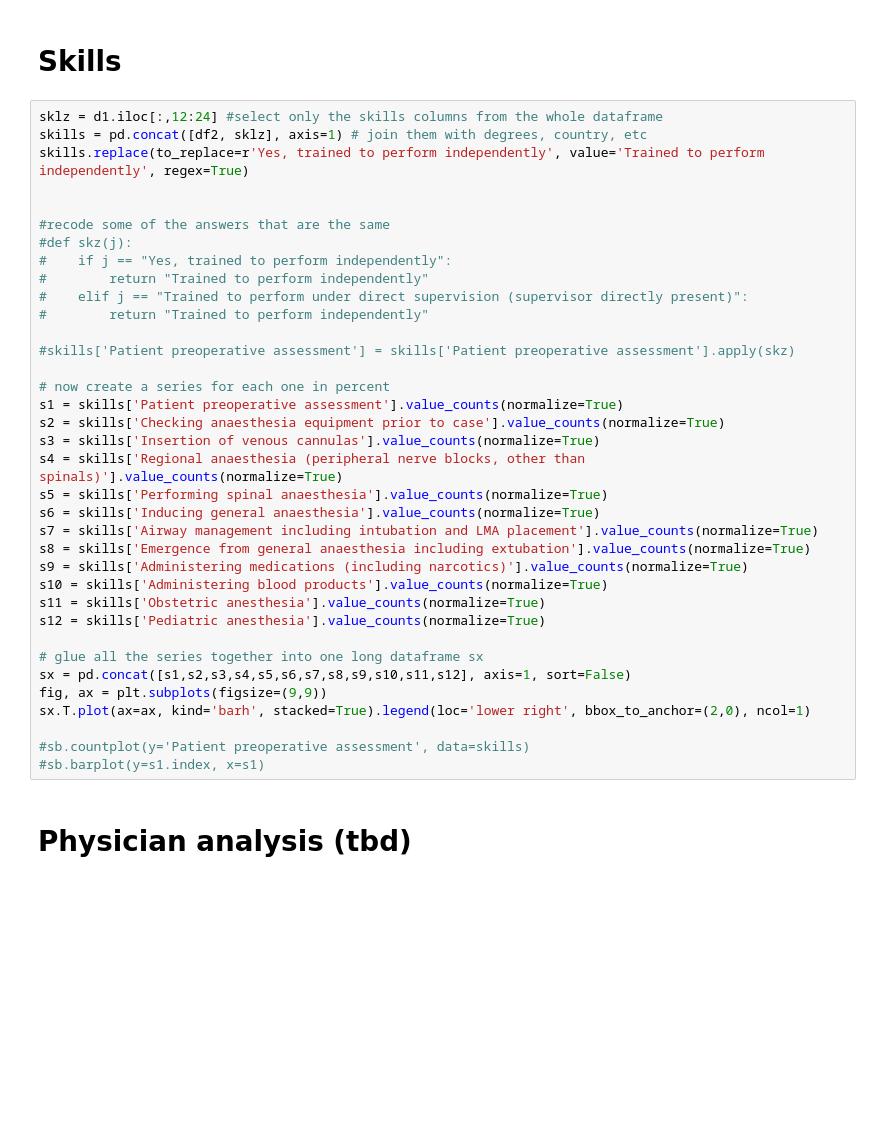
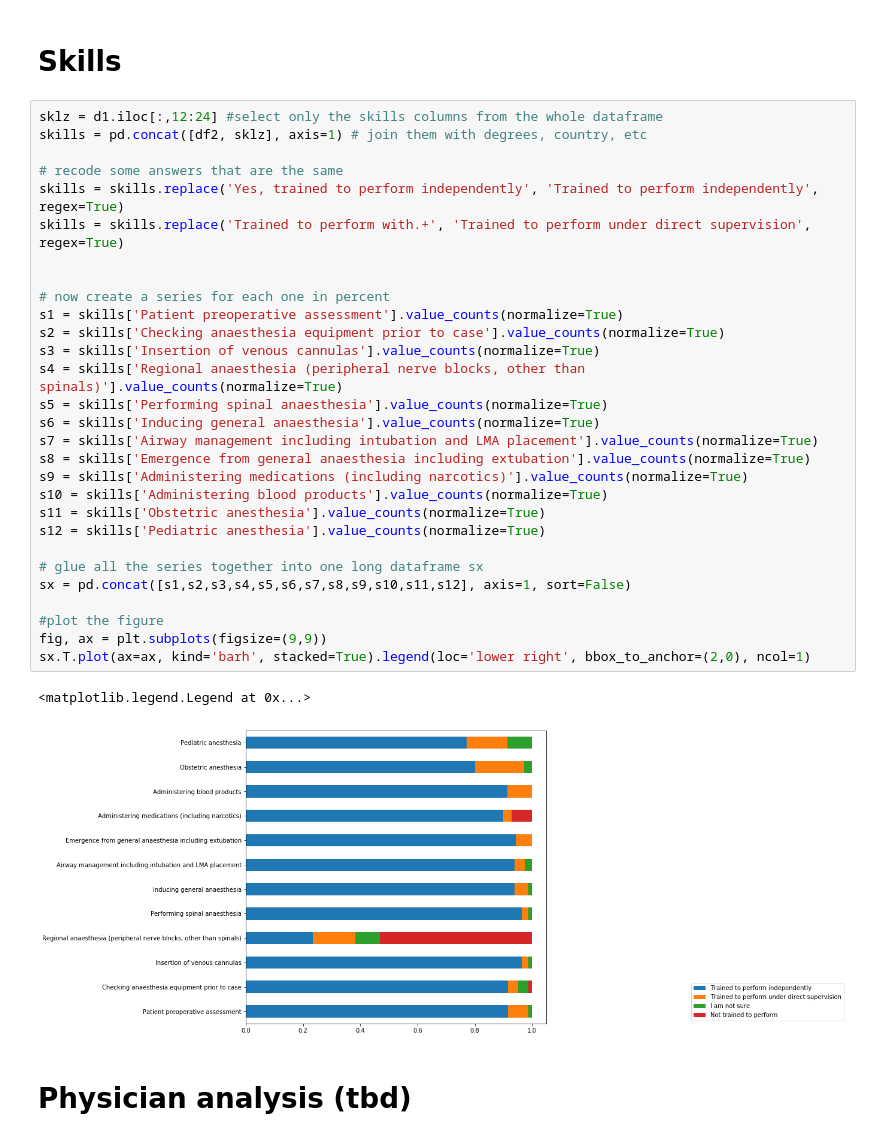
Before and after one commit to lawtj/npa, a Jupyter notebook: npa data.ipynb, the cells around one changed output. Cells and saved outputs as stored; diff of their text form; blank space fills up the shorter version.

```diff
--- a/npa data.ipynb
+++ b/npa data.ipynb
@@ -628,38 +638,34 @@ npgds.groupby(['country', 'requirements','degree','npagrads']).count()
 # %%
 sklz = d1.iloc[:,12:24] #select only the skills columns from the whole dataframe
 skills = pd.concat([df2, sklz], axis=1) # join them with degrees, country, etc
-skills.replace(to_replace=r'Yes, trained to perform independently', value='Trained to perform independently', regex=True)
 
+# recode some answers that are the same
+skills = skills.replace('Yes, trained to perform independently', 'Trained to perform independently', regex=True)
+skills = skills.replace('Trained to perform with.+', 'Trained to perform under direct supervision', regex=True)
 
-#recode some of the answers that are the same
-#def skz(j):
-#    if j == "Yes, trained to perform independently":
-#        return "Trained to perform independently"
-#    elif j == "Trained to perform under direct supervision (supervisor directly present)":
-#        return "Trained to perform independently"
-
-#skills['Patient preoperative assessment'] = skills['Patient preoperative assessment'].apply(skz)
 
 # now create a series for each one in percent
 s1 = skills['Patient preoperative assessment'].value_counts(normalize=True)
 s2 = skills['Checking anaesthesia equipment prior to case'].value_counts(normalize=True)
 s3 = skills['Insertion of venous cannulas'].value_counts(normalize=True)
 s4 = skills['Regional anaesthesia (peripheral nerve blocks, other than spinals)'].value_counts(normalize=True)
 s5 = skills['Performing spinal anaesthesia'].value_counts(normalize=True)
 s6 = skills['Inducing general anaesthesia'].value_counts(normalize=True)
 s7 = skills['Airway management including intubation and LMA placement'].value_counts(normalize=True)
 s8 = skills['Emergence from general anaesthesia including extubation'].value_counts(normalize=True)
 s9 = skills['Administering medications (including narcotics)'].value_counts(normalize=True)
 s10 = skills['Administering blood products'].value_counts(normalize=True)
 s11 = skills['Obstetric anesthesia'].value_counts(normalize=True)
 s12 = skills['Pediatric anesthesia'].value_counts(normalize=True)
 
 # glue all the series together into one long dataframe sx
 sx = pd.concat([s1,s2,s3,s4,s5,s6,s7,s8,s9,s10,s11,s12], axis=1, sort=False)
+
+#plot the figure
 fig, ax = plt.subplots(figsize=(9,9))
 sx.T.plot(ax=ax, kind='barh', stacked=True).legend(loc='lower right', bbox_to_anchor=(2,0), ncol=1)
-
-#sb.countplot(y='Patient preoperative assessment', data=skills)
-#sb.barplot(y=s1.index, x=s1)
+# %% [output]
+<matplotlib.legend.Legend at 0x...>
+[figure, added]
 # %% [markdown]
 # Physician analysis (tbd)
```
Also changed, not shown: parts of 10 cells of this notebook.
